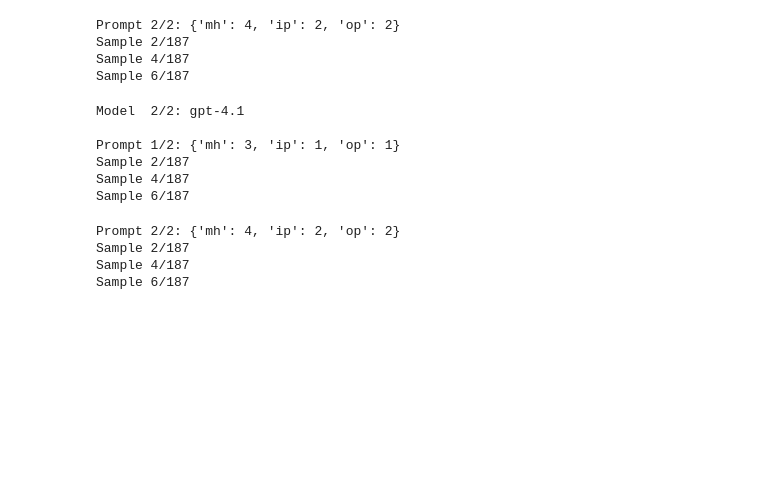
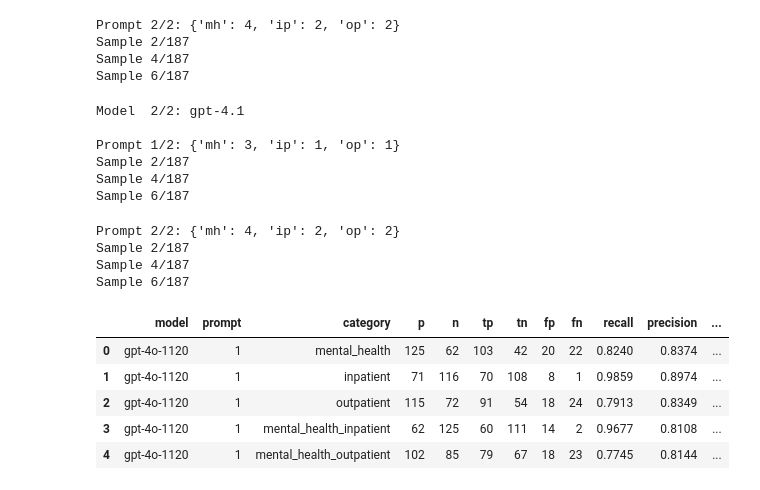
Before and after one commit to awerdich/llmt, a Jupyter notebook: notebooks/openai/train_predictions_250701.ipynb, the cells around one changed output. Saved outputs shown, nothing was run; the diff lists cells and outputs as text; code cells hidden in the pictures; blank space fills up the shorter version.

Commit message:
template code for training and evaluation

```diff
--- a/notebooks/openai/train_predictions_250701.ipynb
+++ b/notebooks/openai/train_predictions_250701.ipynb
@@ -304,3 +301,15 @@ Prompt 2/2: {'mh': 4, 'ip': 2, 'op': 2}
 Sample 2/187
 Sample 4/187
 Sample 6/187
+# %%
+# Get the results
+performance_test_file = 'hcp-train-250701-performance.parquet'
+pdf = pd.read_parquet(os.path.join(data_dir, performance_test_file))
+display(pdf.head())
+# %% [output]
+|  | model | prompt | category | p | n | tp | tn | fp | fn | recall | precision | ... |
+| 0 | gpt-4o-1120 | 1 | mental_health | 125 | 62 | 103 | 42 | 20 | 22 | 0.8240 | 0.8374 | ... |
+| 1 | gpt-4o-1120 | 1 | inpatient | 71 | 116 | 70 | 108 | 8 | 1 | 0.9859 | 0.8974 | ... |
+| 2 | gpt-4o-1120 | 1 | outpatient | 115 | 72 | 91 | 54 | 18 | 24 | 0.7913 | 0.8349 | ... |
+| 3 | gpt-4o-1120 | 1 | mental_health_inpatient | 62 | 125 | 60 | 111 | 14 | 2 | 0.9677 | 0.8108 | ... |
+| 4 | gpt-4o-1120 | 1 | mental_health_outpatient | 102 | 85 | 79 | 67 | 18 | 23 | 0.7745 | 0.8144 | ... |
```
Also changed, not shown: parts of 3 cells of this notebook.
